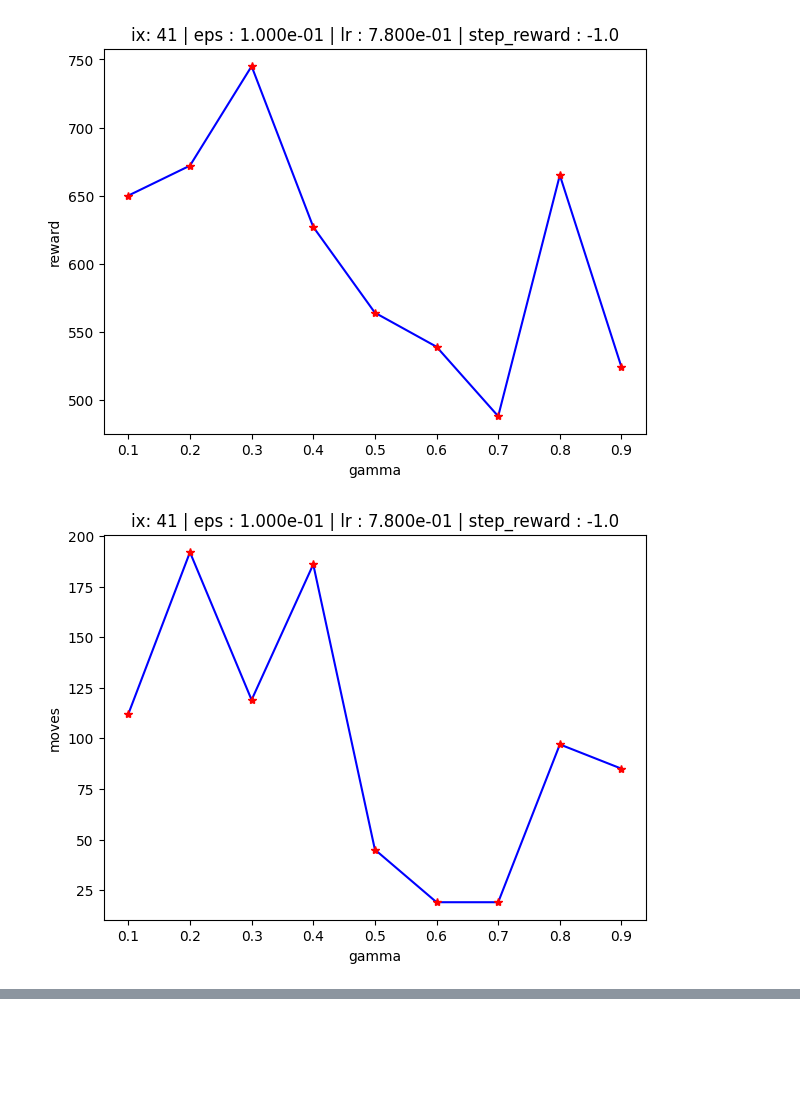
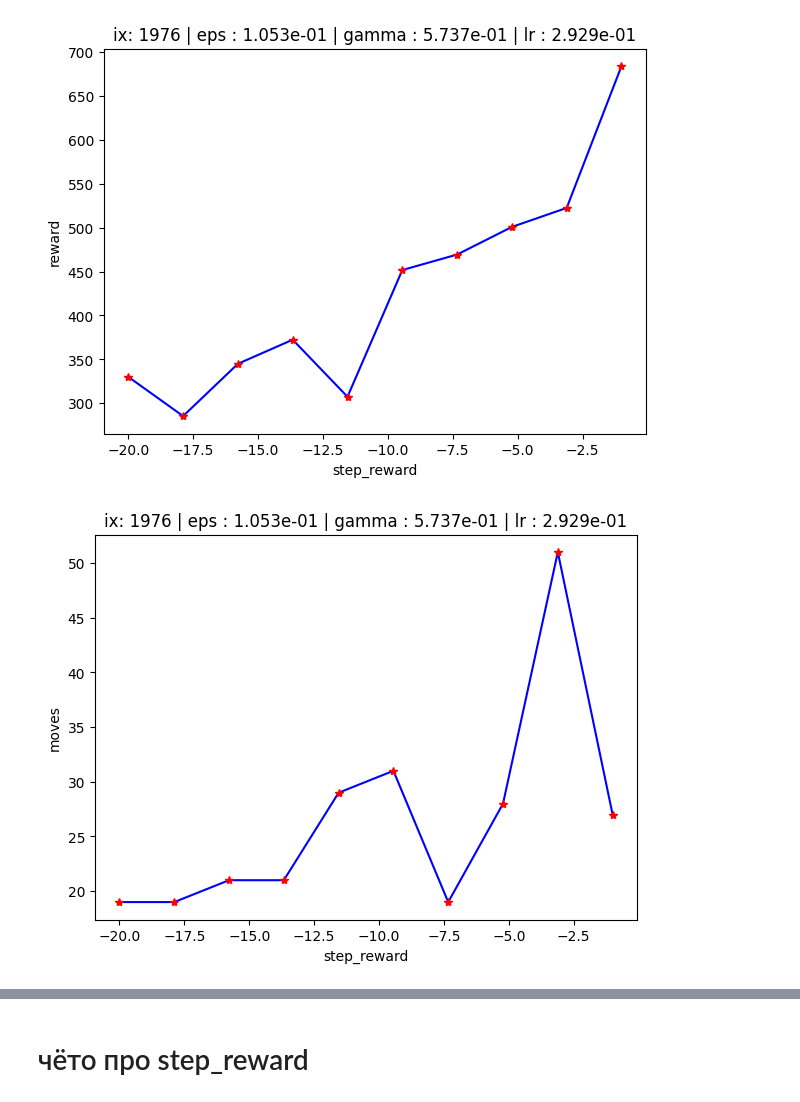
Before and after one commit to Lolikion228/QL_game, a Jupyter notebook: analysis.ipynb, the cells around one changed output, grey strips where cells are left out. Cells and saved outputs as stored; diff of their text form; code cells hidden in the pictures; blank space fills up the shorter version.

```diff
--- a/analysis.ipynb
+++ b/analysis.ipynb
@@ -83,5 +97,5 @@ shape: (9, 10)
 # %%
-plot_resultVShp(df, "gamma", None)
+plot_resultVShp(df, "step_reward", None) #736
 # %% [output]
-[figure, old version]
+[figure, new version]
-[figure, old version]
+[figure, new version]
@@ -90,0 +105,2 @@ plot_resultVShp(df, "gamma", None)
+# %% [markdown]
+# чёто про step_reward
```
Also changed, not shown: parts of 13 cells of this notebook.
